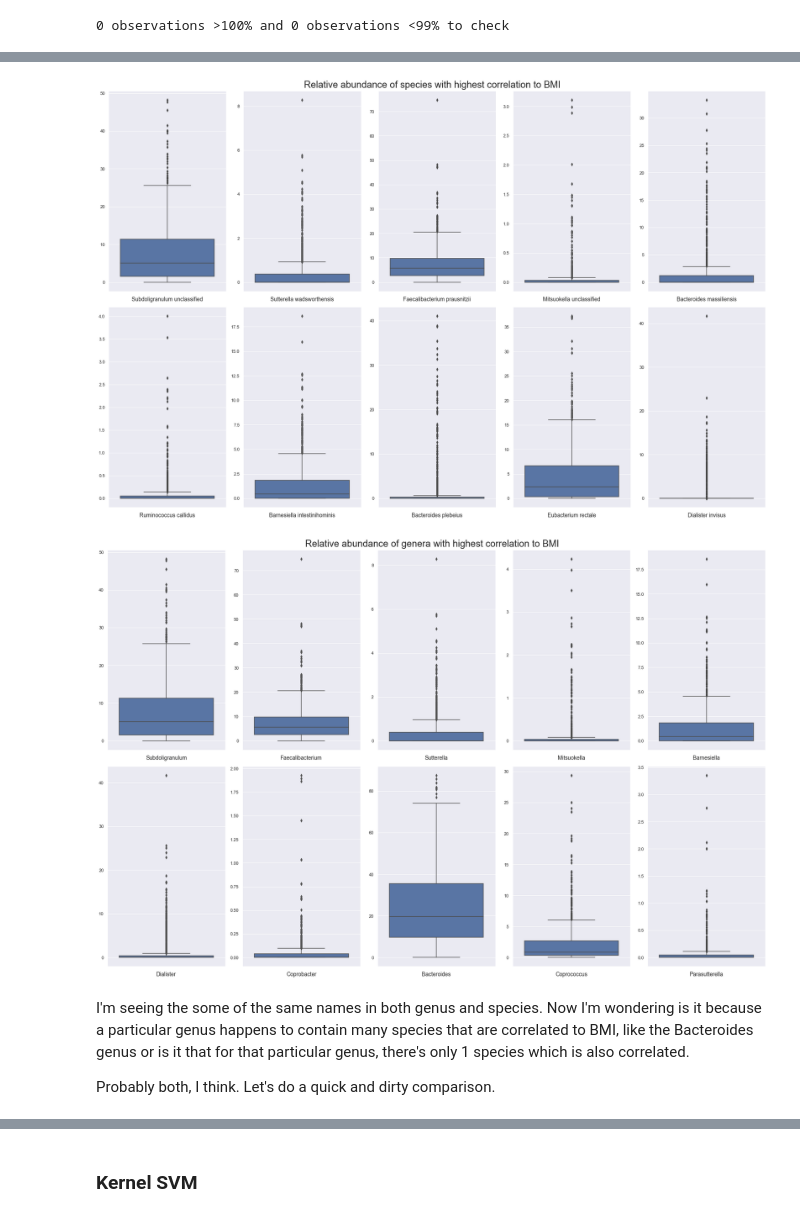
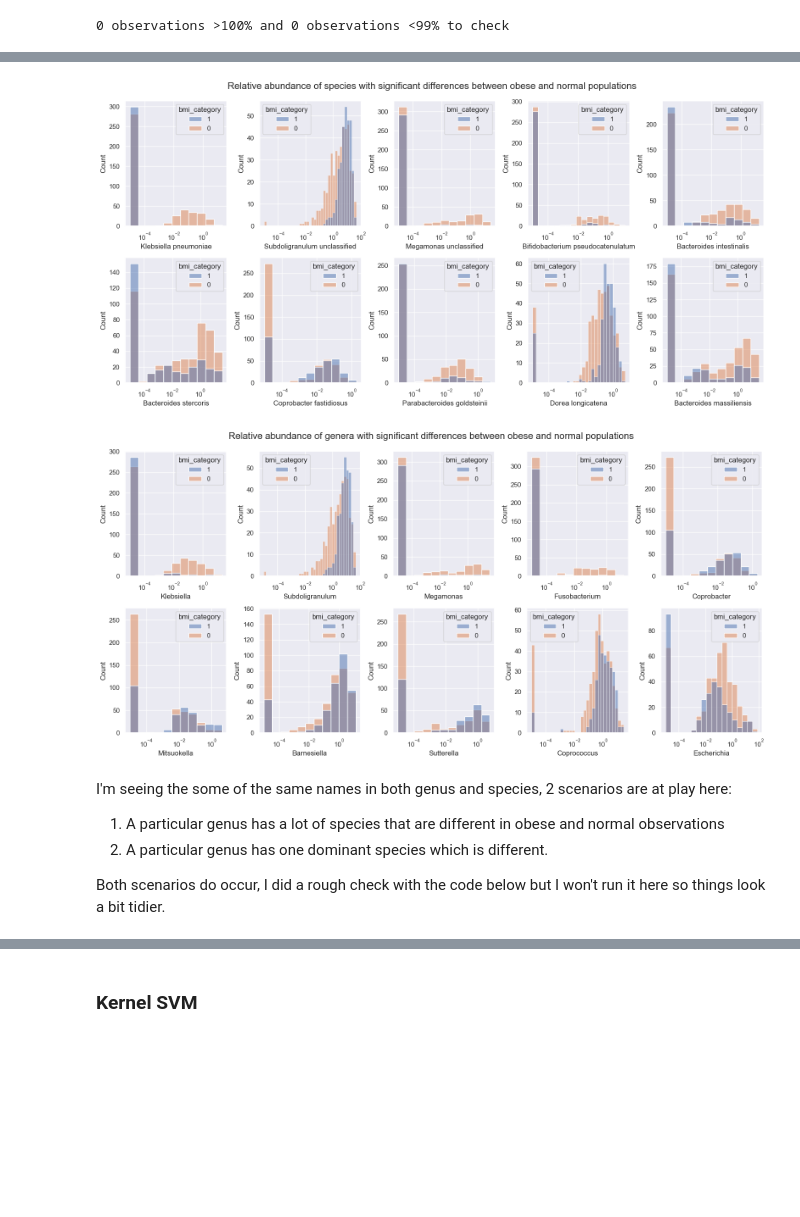
Before and after one commit to Geoff-CQW/obesity_stool, a Jupyter notebook: Project.ipynb, the cells around one changed output, grey strips where cells are left out. Saved outputs shown, nothing was run; the diff lists cells and outputs as text; code cells hidden in the pictures; blank space fills up the shorter version.

```diff
--- a/Project.ipynb
+++ b/Project.ipynb
@@ -112,3 +111,9 @@ Name: bmi_category, dtype: int64
+# %%
+bmi = [(processed['bmi'] >= 18.5) & (processed['bmi'] < 25), processed['bmi'] >= 30 ]
+
+categories = ['0','1']
+
+processed['bmi_category'] = np.select(bmi, categories, default = '2')
 # %% [markdown]
 I also noticed some "redundancy" in the relative abdundance data which should be removed after the initial data cleaning:
 
@@ -153,9 +158,9 @@ not_species = [i for i in bacteria if not s.search(i)]
 not_genus = [j for j in bacteria if not g.search(j)]
 
 # drop columns that are not needed
-species_data = processed.drop(columns = not_species)
+species_data = processed[processed['bmi_category'] != '2'].drop(columns = not_species)
 
-genus_data = processed.drop(columns = not_genus)
+genus_data = processed[processed['bmi_category'] != '2'].drop(columns = not_genus)
 # %%
 print('New dimensions of the dataset:')
 print()
@@ -291 +278,19 @@ genus_corr = genus_data.iloc[:, 6:-1].corr().fillna(0)
+# %%
+def calculate_mann_whitney(df, column_name):
+    '''Calculates mann_whitney U rank test
+    Assumes the data has only 2 classes, 1 and 0
+    and the last column contains the classes'''
+
+    from scipy.stats import mannwhitneyu
+
+    # dictionary to collect data
+    variables = {}
+
+    for i in range(len(df.columns)-1):
+        class0 = df[df.columns[i]][df[column_name] == '0']
+        class1 = df[df.columns[i]][df[column_name] == '1']
+
+        variables[df.columns[i]] = mannwhitneyu(class0, class1)[1]
+
+    return pd.DataFrame.from_dict(variables, orient='index', columns = ['p-value'])
 # %%
@@ -312,34 +323,42 @@ My initial explorations into the data revealed that it is really sparse i.e. its
 # %%
-fig = plt.figure(figsize=(24,16))
+species_mann = calculate_mann_whitney(species_data.iloc[:, 7:], 'bmi_category')
 
-topSP = species_corr['bmi'].abs().sort_values(ascending=False)[1:11].index.values
+fig = plt.figure(figsize=(16,8), dpi=100)
+
+topSP = species_mann.sort_values(by='p-value', ascending=True).index.values[:10]
+
+top_subset = pd.concat([(species_data[topSP] + 0.00001), species_data['bmi_category']], axis=1)
 
 for i in range(10):
     fig.add_subplot(2, 5, i+1)
-    sns.boxplot(y=species_data[topSP[i]])
-    plt.ylabel('')
-    plt.xlabel(topSP[i], fontdict={'fontsize':14})
+    sns.histplot(data= top_subset, x = topSP[i], hue='bmi_category', log_scale=10)
+    # plt.xlim(left = 0.001)
 
-plt.suptitle('Relative abundance of species with highest correlation to BMI', fontsize=24)
+plt.suptitle('Relative abundance of species with significant differences between obese and normal populations', fontsize=16)
 plt.tight_layout()
 # %% [output]
-[figure, old version]
+[figure, new version]
 # %%
-fig = plt.figure(figsize=(24,16))
+genus_mann = calculate_mann_whitney(genus_data.iloc[:, 7:], 'bmi_category')
 
-top = genus_corr['bmi'].abs().sort_values(ascending=False)[1:11].index.values
+fig = plt.figure(figsize=(16,8), dpi=100)
+
+top = genus_mann.sort_values(by='p-value', ascending=True).index.values[:10]
+
+top_subset = pd.concat([(genus_data[top] + 0.00001), genus_data['bmi_category']], axis=1)
 
 for i in range(10):
     fig.add_subplot(2, 5, i+1)
-    sns.boxplot(y=genus_data[top[i]])
-    plt.ylabel('')
-    plt.xlabel(top[i], fontdict={'fontsize':14})
+    sns.histplot(data= top_subset, x = top[i], hue='bmi_category', log_scale=10)
 
-plt.suptitle('Relative abundance of genera with highest correlation to BMI', fontsize=24)
+plt.suptitle('Relative abundance of genera with significant differences between obese and normal populations', fontsize=16)
 plt.tight_layout()
 # %% [output]
-[figure, old version]
+[figure, new version]
 # %% [markdown]
-I'm seeing the some of the same names in both genus and species. Now I'm wondering is it because a particular genus happens to contain many species that are correlated to BMI, like the Bacteroides genus or is it that for that particular genus, there's only 1 species which is also correlated.
+I'm seeing the some of the same names in both genus and species, 2 scenarios are at play here:
 
-Probably both, I think. Let's do a quick and dirty comparison.
+1. A particular genus has a lot of species that are different in obese and normal observations
+2. A particular genus has one dominant species which is different.
+
+Both scenarios do occur, I did a rough check with the code below but I won't run it here so things look a bit tidier.
```
Also changed, not shown: parts of 67 cells of this notebook.
